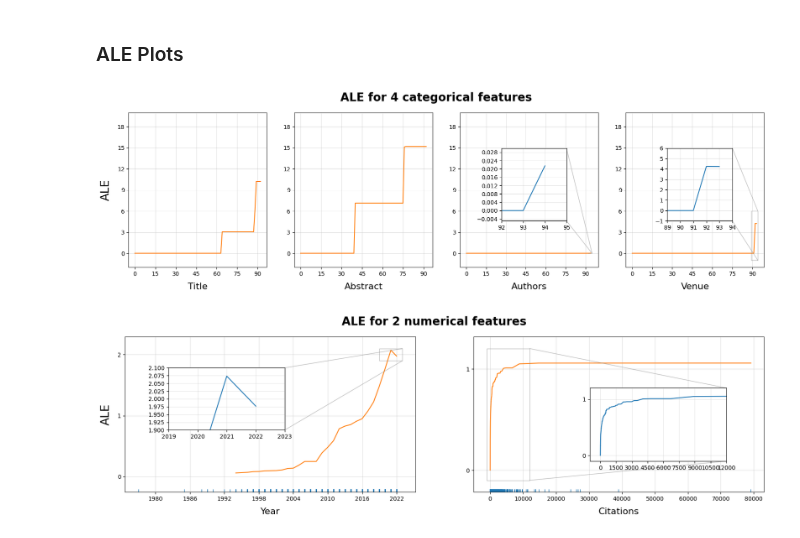
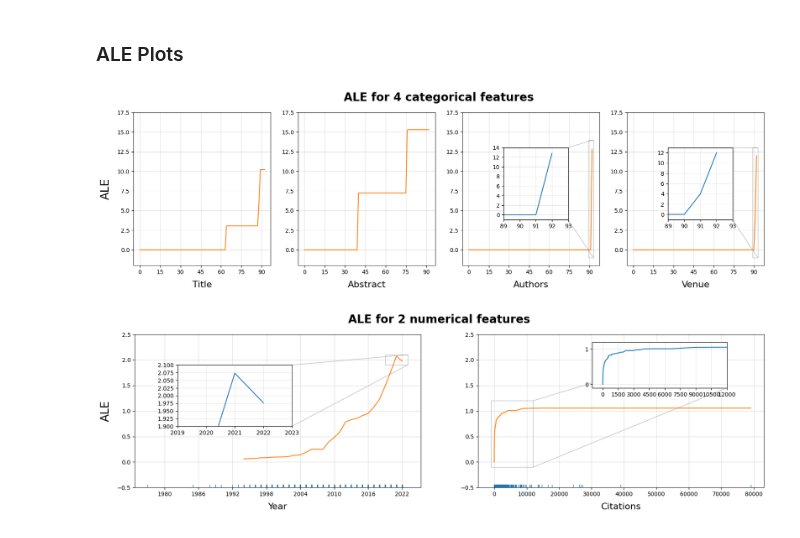
Before and after one commit to youyinnn/s2search, a Jupyter notebook: pipelining/ale-exp1/ale-exp1_cslg_1w_ale_plotting.ipynb, the cells around one changed output. Saved outputs shown, nothing was run; the diff lists cells and outputs as text; code cells hidden in the pictures.

```diff
--- a/pipelining/ale-exp1/ale-exp1_cslg_1w_ale_plotting.ipynb
+++ b/pipelining/ale-exp1/ale-exp1_cslg_1w_ale_plotting.ipynb
@@ -120,8 +120,8 @@ categorical_plot_conf = [
         'ale_xy': ale_xy['authors'],
         'zoom': {
             'inset_axes': [0.3, 0.3, 0.47, 0.47],
-            'x_limit': [92, 95],
-            'y_limit': [-0.005, 0.03],
+            'x_limit': [89, 93],
+            'y_limit': [-1, 14],
         }
     },
     {
@@ -129,8 +129,8 @@ categorical_plot_conf = [
         'ale_xy': ale_xy['venue'],
         'zoom': {
             'inset_axes': [0.3, 0.3, 0.47, 0.47],
-            'x_limit': [89, 94],
-            'y_limit': [-1, 6],
+            'x_limit': [89, 93],
+            'y_limit': [-1, 13],
         }
     },
 ]
@@ -150,7 +150,7 @@ numerical_plot_conf = [
         'xlabel': 'Citations',
         'ale_xy': ale_xy['n_citations'],
         'zoom': {
-            'inset_axes': [0.4, 0.2, 0.47, 0.47],
+            'inset_axes': [0.4, 0.65, 0.47, 0.3],
             'x_limit': [-1000.0, 12000],
             'y_limit': [-0.1, 1.2],
         },
@@ -172,7 +172,7 @@ def pdp_plot(confs, title):
 
         # axes.set_ylim([-2, 20])
         axes.xaxis.set_major_locator(MaxNLocator(integer=True))
-        axes.yaxis.set_major_locator(MaxNLocator(integer=True))
+        # axes.yaxis.set_major_locator(MaxNLocator(integer=True))
 
         if ('ylabel' in conf):
             axes.set_ylabel(conf.get('ylabel'), fontsize=20, labelpad=10)
@@ -184,34 +184,34 @@ def pdp_plot(confs, title):
 
         if not (conf['ale_xy']['weird']):
             if (conf['ale_xy']['numerical']):
-                # axes.set_ylim([-1, 3])
+                axes.set_ylim([-0.5, 2.5])
                 pass
             else:
-                axes.set_ylim([-2, 20])
+                axes.set_ylim([-2, 17.5])
 
         if 'zoom' in conf:
             axins = axes.inset_axes(conf['zoom']['inset_axes'])
             axins.xaxis.set_major_locator(MaxNLocator(integer=True))
             axins.yaxis.set_major_locator(MaxNLocator(integer=True))
             axins.plot(conf['ale_xy']['x'], conf['ale_xy']['y'])
             axins.set_xlim(conf['zoom']['x_limit'])
             axins.set_ylim(conf['zoom']['y_limit'])
             axins.grid(alpha=0.3)
             rectpatch, connects = axes.indicate_inset_zoom(axins)
             connects[0].set_visible(False)
             connects[1].set_visible(False)
             connects[2].set_visible(True)
             connects[3].set_visible(True)
 
         subplot_idx += 1
 
 pdp_plot(categorical_plot_conf, f"ALE for {len(categorical_plot_conf)} categorical features")
 plt.savefig(os.path.join('.', 'plot', f'{sample_name}-1wale-categorical.png'), facecolor='white', transparent=False, bbox_inches='tight')
 
 pdp_plot(numerical_plot_conf, f"ALE for {len(numerical_plot_conf)} numerical features")
 plt.savefig(os.path.join('.', 'plot', f'{sample_name}-1wale-numerical.png'), facecolor='white', transparent=False, bbox_inches='tight')
 
 plt.show()
 # %% [output]
-[figure, old version]
+[figure, new version]
-[figure, old version]
+[figure, new version]
```
Also changed, not shown: parts of 1 cell of this notebook, 22 other files.
